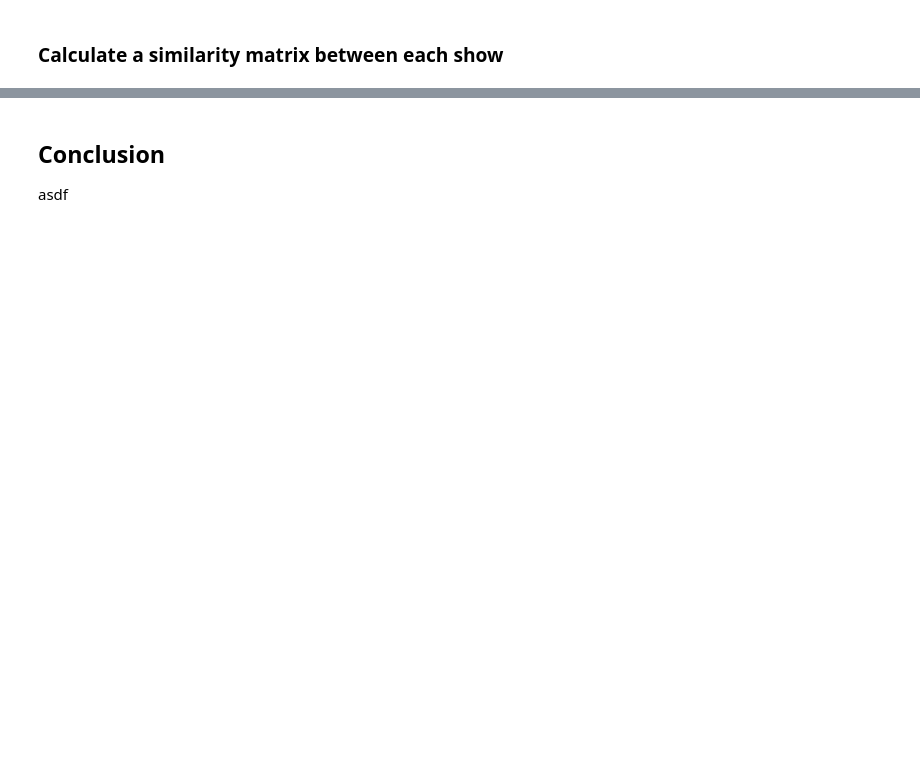
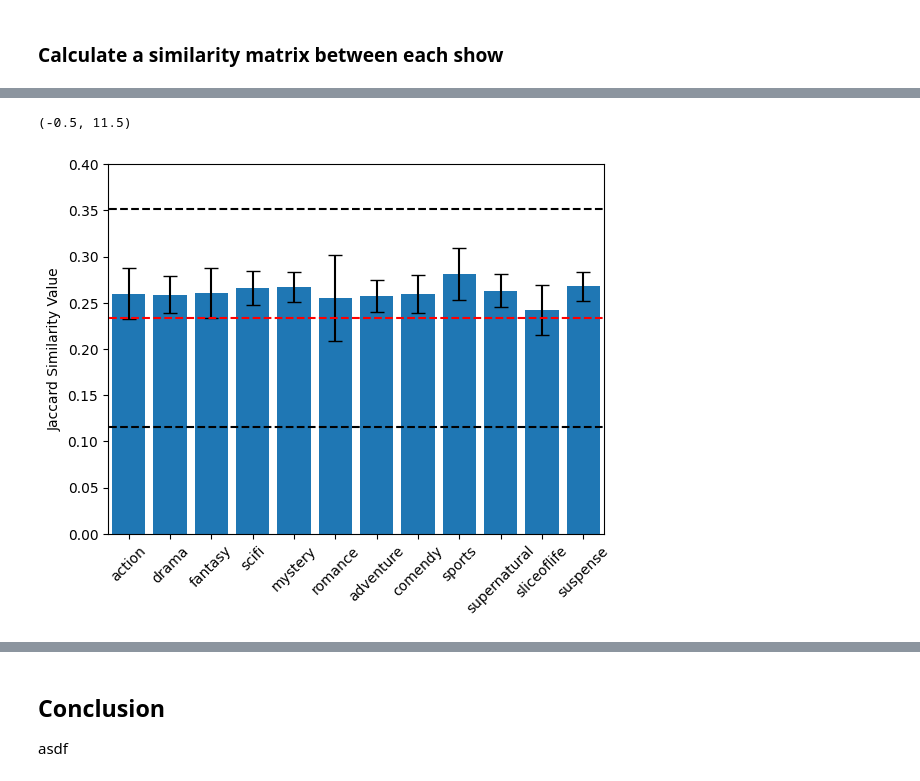
Before and after one commit to hhlohwv/Japanese-Similarity-Analysis, a Jupyter notebook: Japanese_similarity_analysis.ipynb, the cells around one changed output, grey strips where cells are left out. Saved outputs shown, nothing was run; the diff lists cells and outputs as text; code cells hidden in the pictures; blank space fills up the shorter version.

```diff
--- a/Japanese_similarity_analysis.ipynb
+++ b/Japanese_similarity_analysis.ipynb
@@ -225,0 +230,12 @@ print(lemma_database['charlotte'])
+# %%
+set1 = lemma_database['charlotte']
+set2 = lemma_database['hyouka']
+
+intersection_len = len(set1.intersection(set2))
+union_len = len(set1.union(set2))
+
+print(f"Lemmas shared between Charlotte and Hyouka: {set1.intersection(set2)}")
+print(f"Total unique lemmas in both shows combined: {set1.union(set2)}")
+print(f"Size of intersection set: {intersection_len}")
+print(f"Size of union set: {union_len}")
+print(f"Jaccard Similarity score: {intersection_len / union_len}")
@@ -250,0 +621,63 @@ asdf
+# %%
+# Plotting the similarity values by genre
+import matplotlib.pyplot as plt
+
+data = {
+        'action':action_similarity,
+        'drama':drama_similarity,
+        'fantasy':fantasy_similarity,
+        'scifi':scifi_similarity,
+        'mystery':mystery_similarity,
+        'romance':romance_similarity,
+        'adventure':adventure_similarity,
+        'comendy':comedy_similarity,
+        'sports':sports_similarity,
+        'supernatural':supernatural_similarity,
+        'sliceoflife':sliceoflife_similarity,
+        'suspense':suspense_similarity
+        }
+
+std = {
+        'action':action_std,
+        'drama':drama_std,
+        'fantasy':fantasy_std,
+        'scifi':scifi_std,
+        'mystery':mystery_std,
+        'romance':romance_std,
+        'adventure':adventure_std,
+        'comendy':comedy_std,
+        'sports':sports_std,
+        'supernatural':supernatural_std,
+        'sliceoflife':sliceoflife_std,
+        'suspense':suspense_std
+}
+
+genres = list(data.keys())
+values = list(data.values())
+std = list(std.values())
+
+# getting max and min values in similarity matrix for comparison plotting
+x = []
+for i,j in product(range(num_shows), range(num_shows)):
+        if i == j:
+                continue
+
+        x.append(similarity_matrix[i][j])
+
+max = np.max(x)
+min = np.min(x)
+
+# Plotting
+fig = plt.figure()
+plt.bar(genres, values)
+plt.errorbar(genres, values, std, fmt='none', ecolor='black', capsize=5)
+plt.hlines(max, -1, 12, 'black', linestyle='--')
+plt.hlines((max + min)/2, -1, 12, 'red', linestyle='--')
+plt.hlines(min, -1, 12, 'black', linestyle='--')
+plt.xticks(rotation=45)
+plt.ylabel("Jaccard Similarity Value")
+plt.ylim((0, 0.40))
+plt.xlim((-0.5,11.5))
+# %% [output]
+(-0.5, 11.5)
+[figure, added]
```
Also changed, not shown: parts of 14 cells of this notebook.
